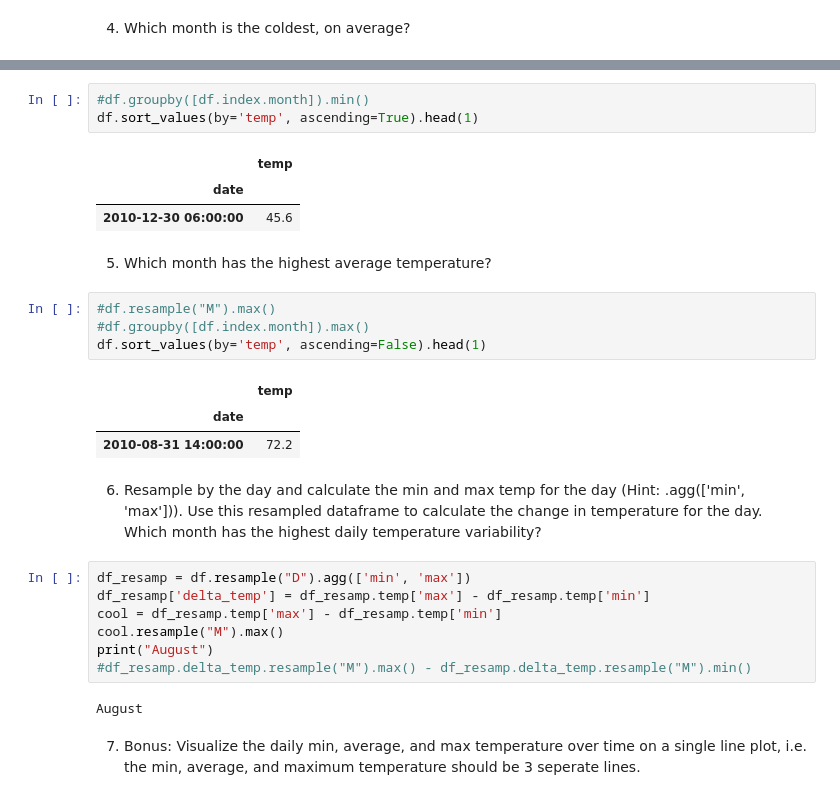
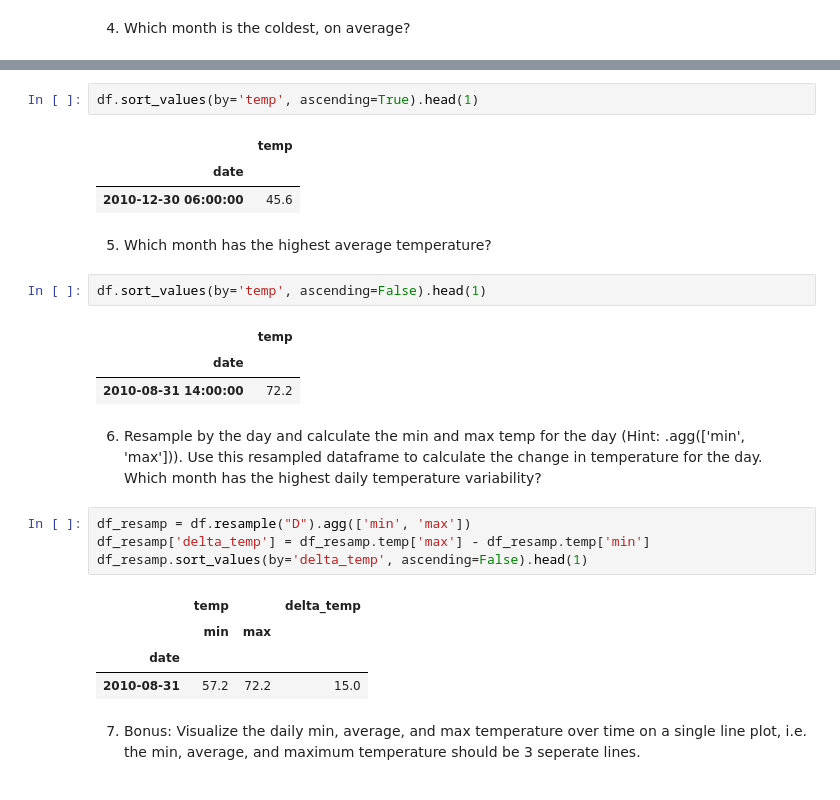
Before and after one commit to cari-holmes/ds-methodologies-exercises, a Jupyter notebook: time_series/time_series.ipynb, the cells around one changed output, grey strips where cells are left out. Saved outputs shown, nothing was run; the diff lists cells and outputs as text.

```diff
--- a/time_series/time_series.ipynb
+++ b/time_series/time_series.ipynb
@@ -65,7 +65,6 @@ df_cold[df_cold.temp == min(df_cold.temp)]
 | date |  |
 | 2010-12-31 | 45.6 |
 # %%
-#df.groupby([df.index.month]).min()
 df.sort_values(by='temp', ascending=True).head(1)
 # %% [output]
 |  | temp |
@@ -74,8 +73,6 @@ df.sort_values(by='temp', ascending=True).head(1)
 # %% [markdown]
 5. Which month has the highest average temperature?
 # %%
-#df.resample("M").max()
-#df.groupby([df.index.month]).max()
 df.sort_values(by='temp', ascending=False).head(1)
 # %% [output]
 |  | temp |
@@ -86,12 +83,12 @@ df.sort_values(by='temp', ascending=False).head(1)
 # %%
 df_resamp = df.resample("D").agg(['min', 'max'])
 df_resamp['delta_temp'] = df_resamp.temp['max'] - df_resamp.temp['min']
-cool = df_resamp.temp['max'] - df_resamp.temp['min']
-cool.resample("M").max()
-print("August")
-#df_resamp.delta_temp.resample("M").max() - df_resamp.delta_temp.resample("M").min()
+df_resamp.sort_values(by='delta_temp', ascending=False).head(1)
 # %% [output]
-August
+|  | temp |  | delta_temp |
+|  | min | max |  |
+| date |  |  |  |
+| 2010-08-31 | 57.2 | 72.2 | 15.0 |
 # %% [markdown]
 7. Bonus: Visualize the daily min, average, and max temperature over time on a single line plot, i.e. the min, average, and maximum temperature should be 3 seperate lines.
 # %%
```
Also changed, not shown: parts of 1 cell of this notebook.
